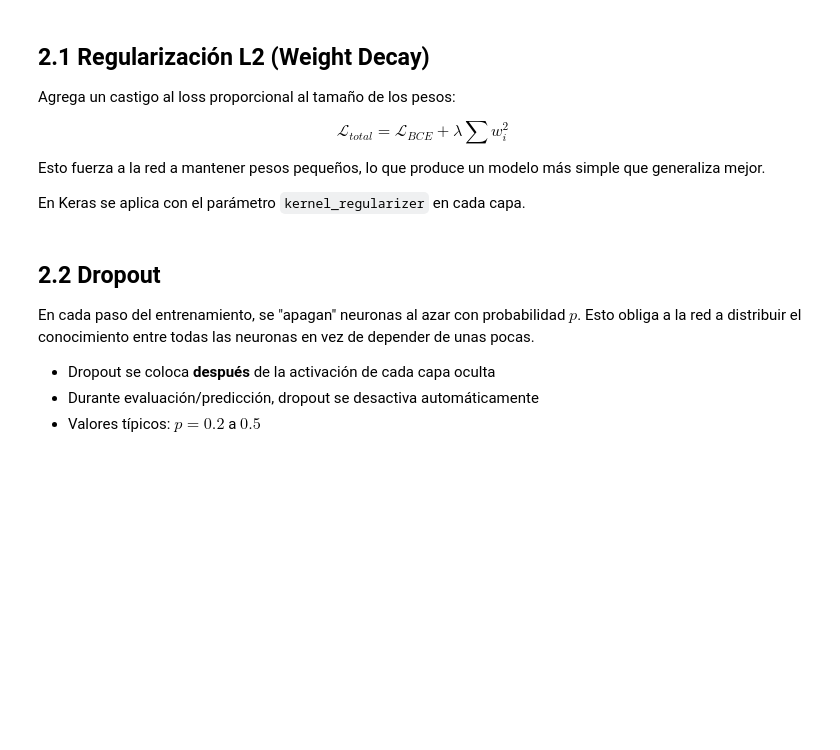
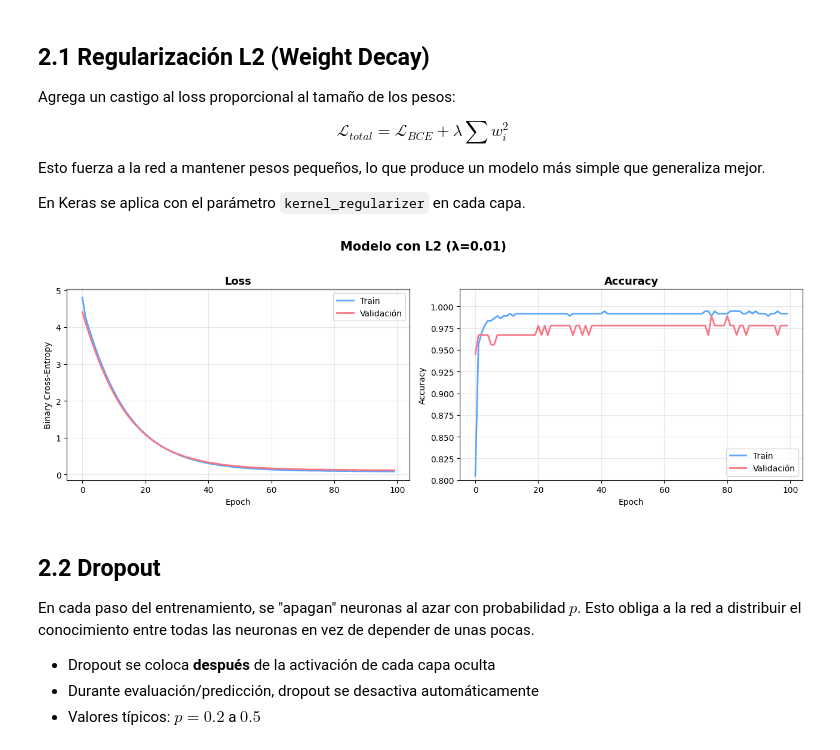
Before and after one commit to joserlandero/Redes_Neuronales, a Jupyter notebook: 00_introduccion/02/02_regularizacion.ipynb, the cells around one changed output. Saved outputs shown, nothing was run; the diff lists cells and outputs as text; code cells hidden in the pictures; blank space fills up the shorter version.

```diff
--- a/00_introduccion/02/02_regularizacion.ipynb
+++ b/00_introduccion/02/02_regularizacion.ipynb
@@ -153,34 +193,36 @@ from tensorflow.keras.regularizers import l2
 
 def crear_modelo_l2(lambda_l2=0.01):
     """Modelo con regularización L2 en todas las capas ocultas."""
     model = Sequential([
         Dense(128, activation='relu', kernel_initializer='he_normal',
               kernel_regularizer=l2(lambda_l2),
               input_shape=(X_train.shape[1],)),
         Dense(64, activation='relu', kernel_initializer='he_normal',
               kernel_regularizer=l2(lambda_l2)),
         Dense(32, activation='relu', kernel_initializer='he_normal',
               kernel_regularizer=l2(lambda_l2)),
         Dense(1, activation='sigmoid')
     ])
     model.compile(
         optimizer=Adam(learning_rate=0.001),
         loss='binary_crossentropy',
         metrics=['accuracy']
     )
     return model
 
 modelo_l2 = crear_modelo_l2(lambda_l2=0.01)
 
 historia_l2 = modelo_l2.fit(
     X_train, y_train,
-    epochs=200,
+    epochs=100,
     batch_size=32,
     validation_data=(X_val, y_val),
     verbose=0
 )
 
 graficar_historia(historia_l2, 'Modelo con L2 (λ=0.01)')
+# %% [output]
+[figure, added]
 # %% [markdown]
 ## 2.2 Dropout
 
```
Also changed, not shown: parts of 13 cells of this notebook, 1 other file.
